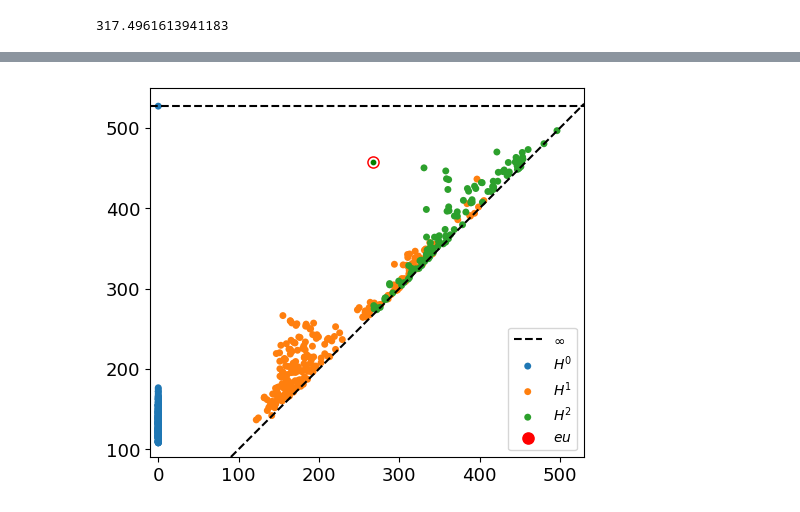
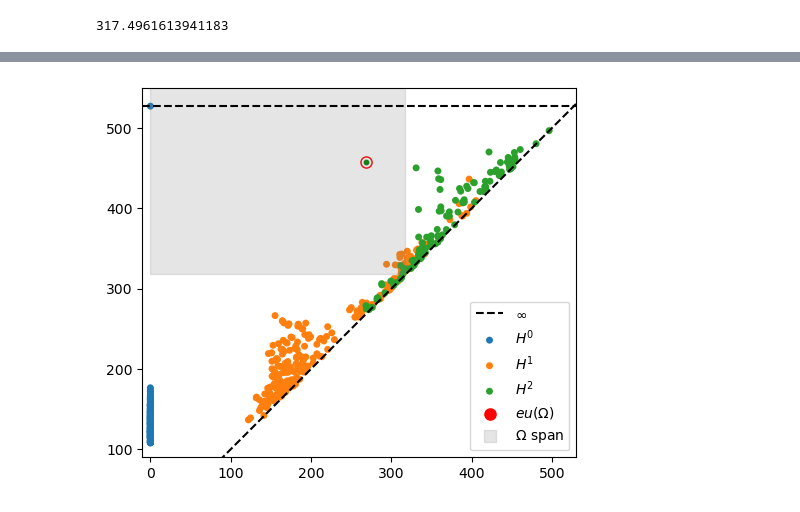
Before and after one commit to LuisScoccola/approximate-vector-bundles-examples, a Jupyter notebook: projs-example.ipynb, the cells around one changed output, grey strips where cells are left out. Cells and saved outputs as stored; diff of their text form; code cells hidden in the pictures.

```diff
--- a/projs-example.ipynb
+++ b/projs-example.ipynb
@@ -68,18 +76,23 @@ sol = solve_system_mod(M, mod=3)
 # %%
 # display the persistence diagrams with the classes that sum to the mod 3 reduction of the Euler class highlighted
 
 n_gens = len(ripser_out['cocycles'][2])
 appear = np.nonzero(sol[:n_gens])
 
+ax = plt.gca()
+rect = patches.Rectangle((0, dth), dth, 1000, color="grey", alpha = 0.2)
+ax.add_patch(rect)
+
 plt.rcParams.update({'font.size' : 13})
 plot_diagrams(dgms, show = False, labels=["$H^0$","$H^1$","$H^2$"], size = 25, xy_range=[-10,530, 90,550])
-ax = plt.gca()
-ax.scatter(dgm2[appear, 0], dgm2[appear, 1], 65, 'r', 'o', label="$eu$")
+ax.scatter(dgm2[appear, 0], dgm2[appear, 1], 65, 'r', 'o', label="$eu(\Omega)$")
 ax.scatter(dgm2[appear, 0], dgm2[appear, 1], 35, 'w', 'o')
 ax.scatter(dgm2[appear, 0], dgm2[appear, 1], 10, 'green', 'o')
+ax.scatter([],[], 65, 'grey', 's', alpha=0.2, label="$\Omega$ span")
+
 ax.legend()
 ax.set_xlabel("")
 ax.set_ylabel("")
 plt.show()
 # %% [output]
-[figure, old version]
+[figure, new version]
```
Also changed, not shown: parts of 3 cells of this notebook, 6 other files.
